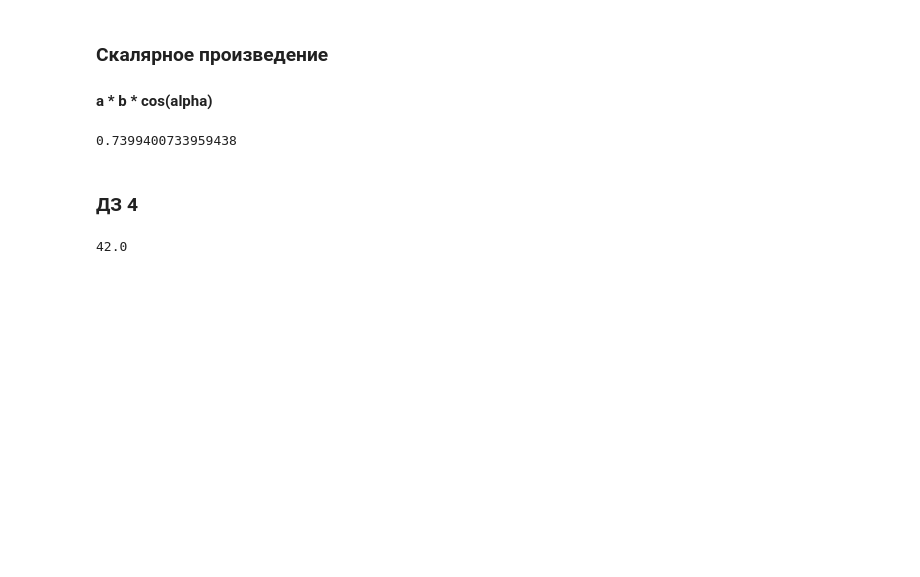
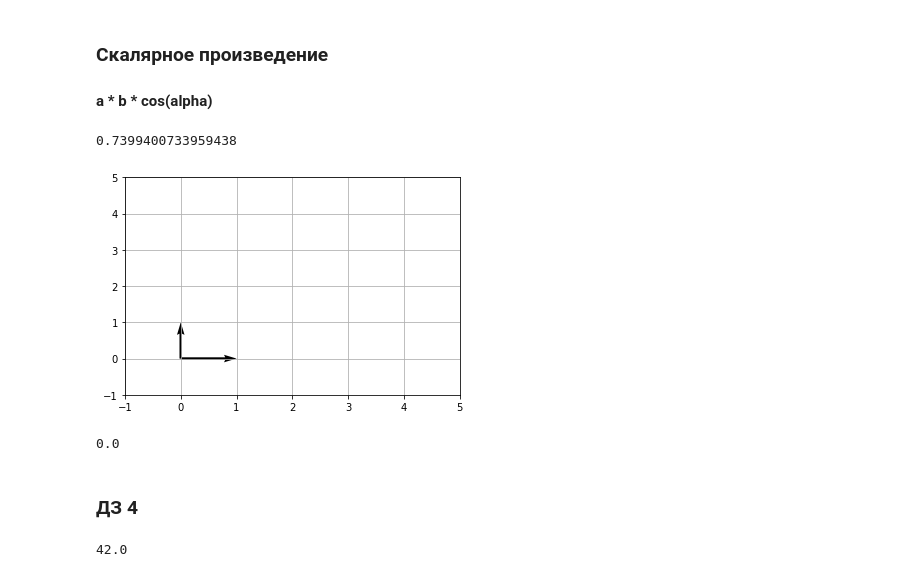
Before and after one commit to VitalyGladyshev/Math_Ess, a Jupyter notebook: Тема_5_Введение_в_линейную_алгебру_конспект.ipynb, the cells around one changed output. Cells and saved outputs as stored; diff of their text form; code cells hidden in the pictures; blank space fills up the shorter version.

```diff
--- a/Тема_5_Введение_в_линейную_алгебру_конспект.ipynb
+++ b/Тема_5_Введение_в_линейную_алгебру_конспект.ipynb
@@ -394,6 +395,22 @@ s = np.inner(a, b)
 s/(np.linalg.norm(a)*np.linalg.norm(b))
 # %% [output]
 0.7399400733959438
+# %%
+i = np.array([1, 0], float)
+j = np.array([0, 1], float)
+X, Y = np.array([0, 0]), np.array([0, 0])
+U, V = np.array([i[0], j[0]]), np.array([i[1], j[1]])
+
+plt.quiver(X, Y, U, V, angles='xy', scale_units='xy', scale=1)
+
+plt.xlim(-1, 5)
+plt.ylim(-1, 5)
+plt.grid(True)
+plt.show()
+np.inner(i, j)
+# %% [output]
+[figure, added]
+0.0
 # %% [markdown]
 ### ДЗ 4
 # %%
```
Also changed, not shown: parts of 12 cells of this notebook, 3 other files.
